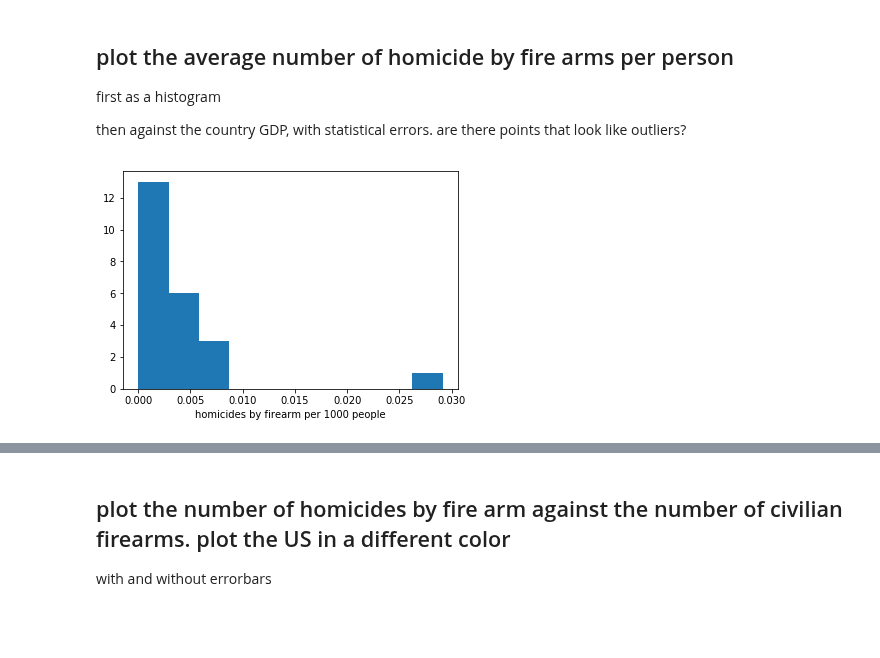
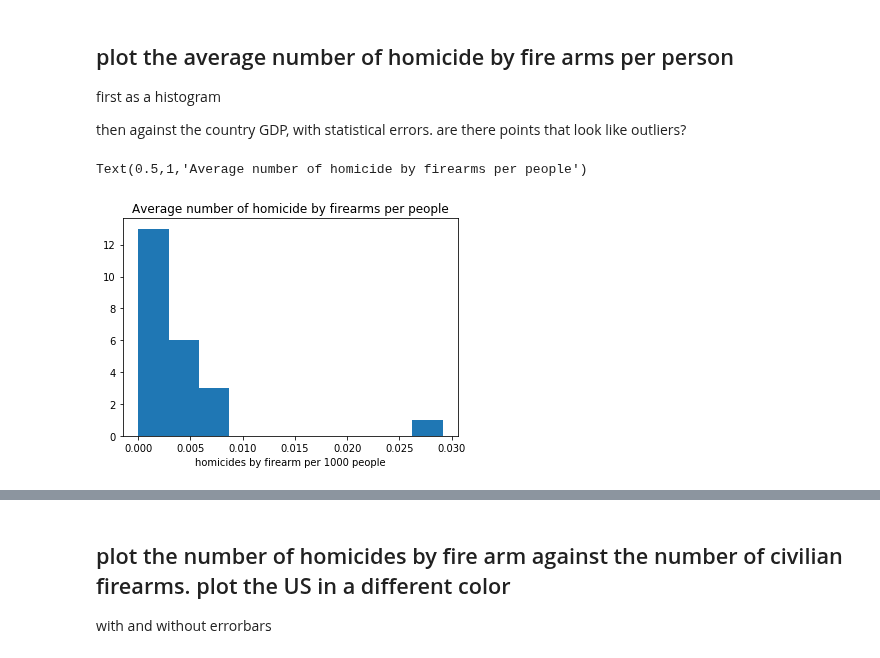
Before and after one commit to SohamMody/PUI2018_srm699, a Jupyter notebook: HW9_srm699/HW9_Assignment3.ipynb, the cells around one changed output, grey strips where cells are left out. Drawn from its saved outputs; the diff is of its cells as text; code cells hidden in the pictures; blank space fills up the shorter version.

```diff
--- a/HW9_srm699/HW9_Assignment3.ipynb
+++ b/HW9_srm699/HW9_Assignment3.ipynb
@@ -228,8 +229,11 @@ first as a histogram
 
 then against the country GDP, with statistical errors. are there  points that look like outliers?
 # %%
+#Average number of homicide by firearms per 1000 people as a histogram
 fig, ax = plt.subplots()
 ax.hist(df_['Number of homicides by firearm'] / df_['pop'] * 1000)
 ax.set_xlabel('homicides by firearm per 1000 people');
+plt.title('Average number of homicide by firearms per people')
 # %% [output]
+Text(0.5,1,'Average number of homicide by firearms per people')
-[figure, old version]
+[figure, new version]
```
Also changed, not shown: parts of 24 cells of this notebook.
